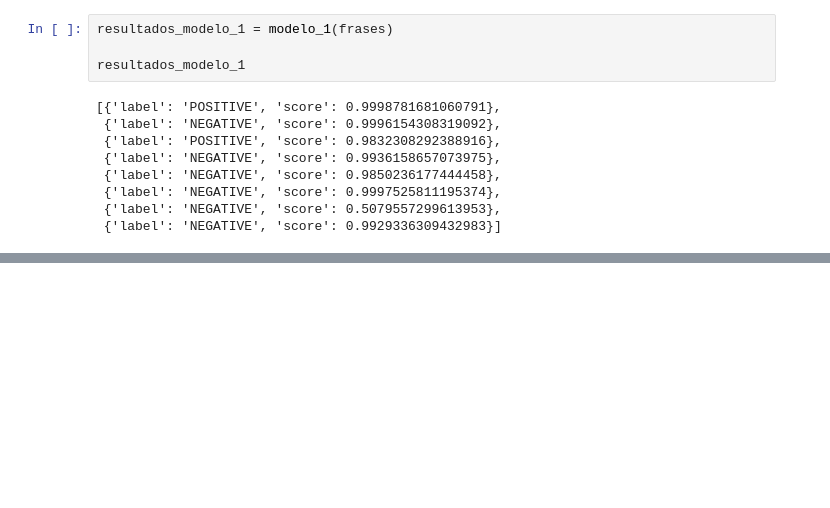
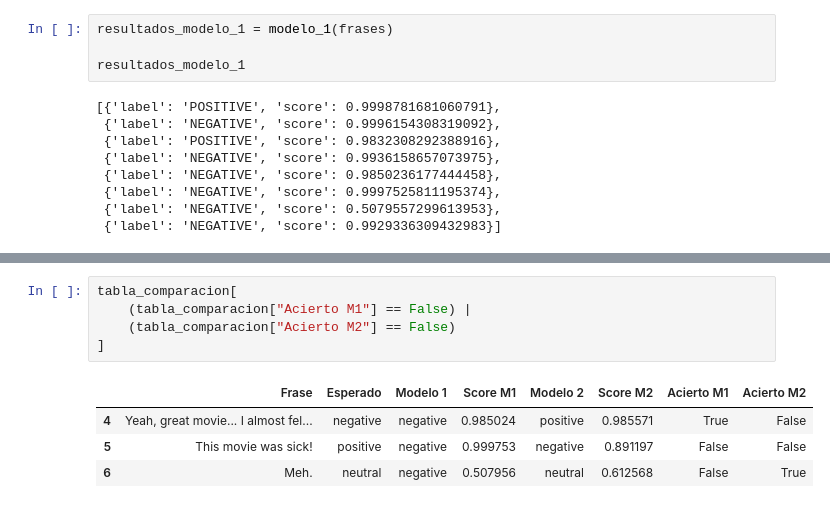
Before and after one commit to Lukit4as/portfolio-seminario, a Jupyter notebook: TP_Integrador/TP_Integrador.ipynb, the cells around one changed output, grey strips where cells are left out. Drawn from its saved outputs; the diff is of its cells as text; blank space fills up the shorter version.

```diff
--- a/TP_Integrador/TP_Integrador.ipynb
+++ b/TP_Integrador/TP_Integrador.ipynb
@@ -89,0 +295,10 @@ resultados_modelo_1
+# %%
+tabla_comparacion[
+    (tabla_comparacion["Acierto M1"] == False) |
+    (tabla_comparacion["Acierto M2"] == False)
+]
+# %% [output]
+|  | Frase | Esperado | Modelo 1 | Score M1 | Modelo 2 | Score M2 | Acierto M1 | Acierto M2 |
+| 4 | Yeah, great movie... I almost fel... | negative | negative | 0.985024 | positive | 0.985571 | True | False |
+| 5 | This movie was sick! | positive | negative | 0.999753 | negative | 0.891197 | False | False |
+| 6 | Meh. | neutral | negative | 0.507956 | neutral | 0.612568 | False | True |
```
Also changed, not shown: parts of 20 cells of this notebook.
